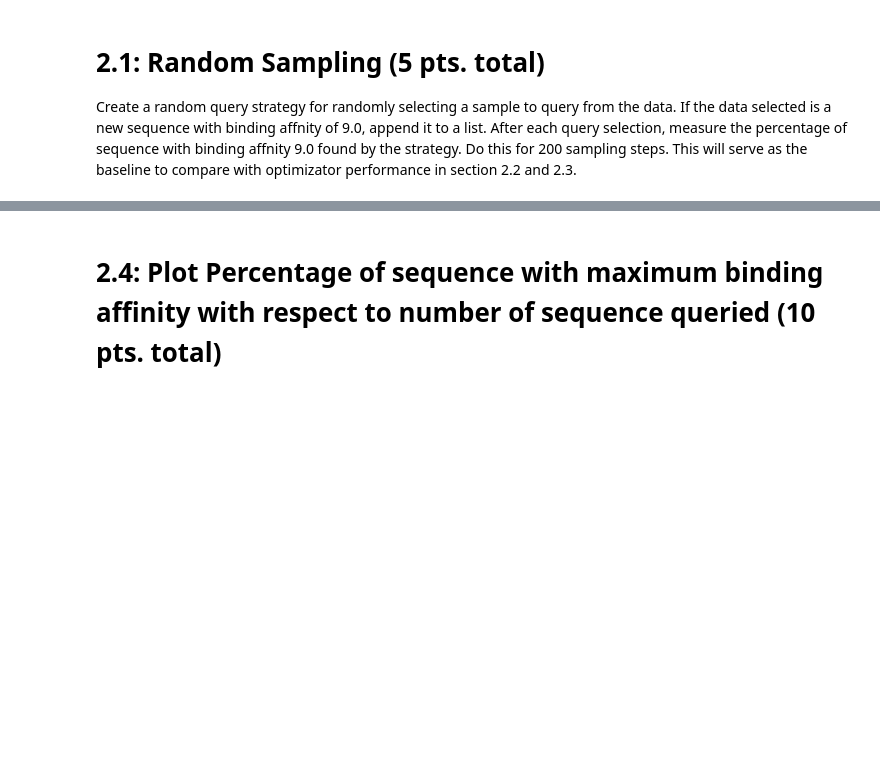
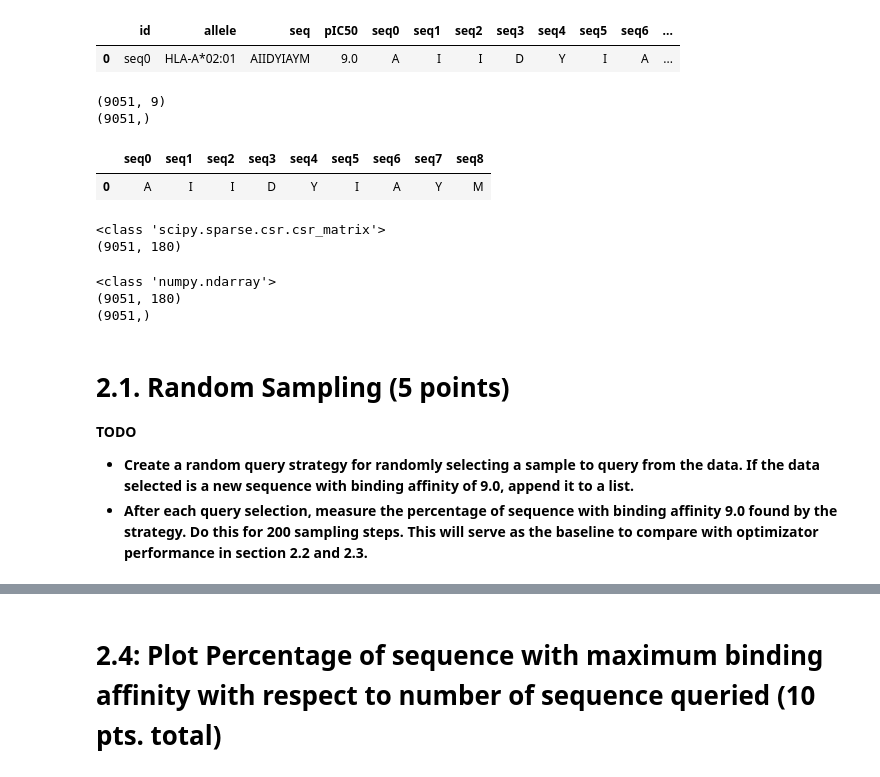
Before and after one commit to ryanquinnnelson/CMU-02750-Peptide-Design-using-Bayesian-Optimization, a Jupyter notebook: HW3q2_ryann.ipynb, the cells around one changed output, grey strips where cells are left out. Saved outputs shown, nothing was run; the diff lists cells and outputs as text; code cells hidden in the pictures; blank space fills up the shorter version.

```diff
--- a/HW3q2_ryann.ipynb
+++ b/HW3q2_ryann.ipynb
@@ -35,4 +60,43 @@ data = np.loadtxt('hw3_data.csv', dtype = str, delimiter = ',')[1:]
+# %%
+data.head(1)
+# %% [output]
+|  | id | allele | seq | pIC50 | seq0 | seq1 | seq2 | seq3 | seq4 | seq5 | seq6 | ... |
+| 0 | seq0 | HLA-A*02:01 | AIIDYIAYM | 9.0 | A | I | I | D | Y | I | A | ... |
+# %%
+X_df = data.drop(['pIC50','id','allele', 'seq'],axis=1)
+y = data['pIC50']
+print(X_df.shape)
+print(y.shape)
+# %% [output]
+(9051, 9)
+(9051,)
+# %%
+X_df.head(1)
+# %% [output]
+|  | seq0 | seq1 | seq2 | seq3 | seq4 | seq5 | seq6 | seq7 | seq8 |
+| 0 | A | I | I | D | Y | I | A | Y | M |
+# %%
+enc = OneHotEncoder(handle_unknown='ignore')
+X_enc = enc.fit_transform(X_df)
+print(type(X_enc))
+print(X_enc.shape)
+# %% [output]
+<class 'scipy.sparse.csr.csr_matrix'>
+(9051, 180)
+# %%
+# convert to numpy array
+X_pool=sparse.csr_matrix.toarray(X_enc)
+print(type(X_pool))
+print(X_pool.shape)
+y_pool = y.to_numpy()
+print(y_pool.shape)
+# %% [output]
+<class 'numpy.ndarray'>
+(9051, 180)
+(9051,)
 # %% [markdown]
-# 2.1: Random Sampling (5 pts. total)
+# 2.1. Random Sampling (5 points)
 
-Create a random query strategy for randomly selecting a sample to query from the data. If the data selected is a new sequence with binding affnity of 9.0, append it to a list. After each query selection, measure the percentage of sequence with binding affnity 9.0 found by the strategy. Do this for 200 sampling steps. This will serve as the baseline to compare with optimizator performance in section 2.2 and 2.3.
+**TODO**
+- **Create a random query strategy for randomly selecting a sample to query from the data. If the data selected is a new sequence with binding affinity of 9.0, append it to a list.**
+- **After each query selection, measure the percentage of sequence with binding affinity 9.0 found by the strategy. Do this for 200 sampling steps. This will serve as the baseline to compare with optimizator performance in section 2.2 and 2.3.**
```
Also changed, not shown: parts of 22 cells of this notebook, 1 other file.
